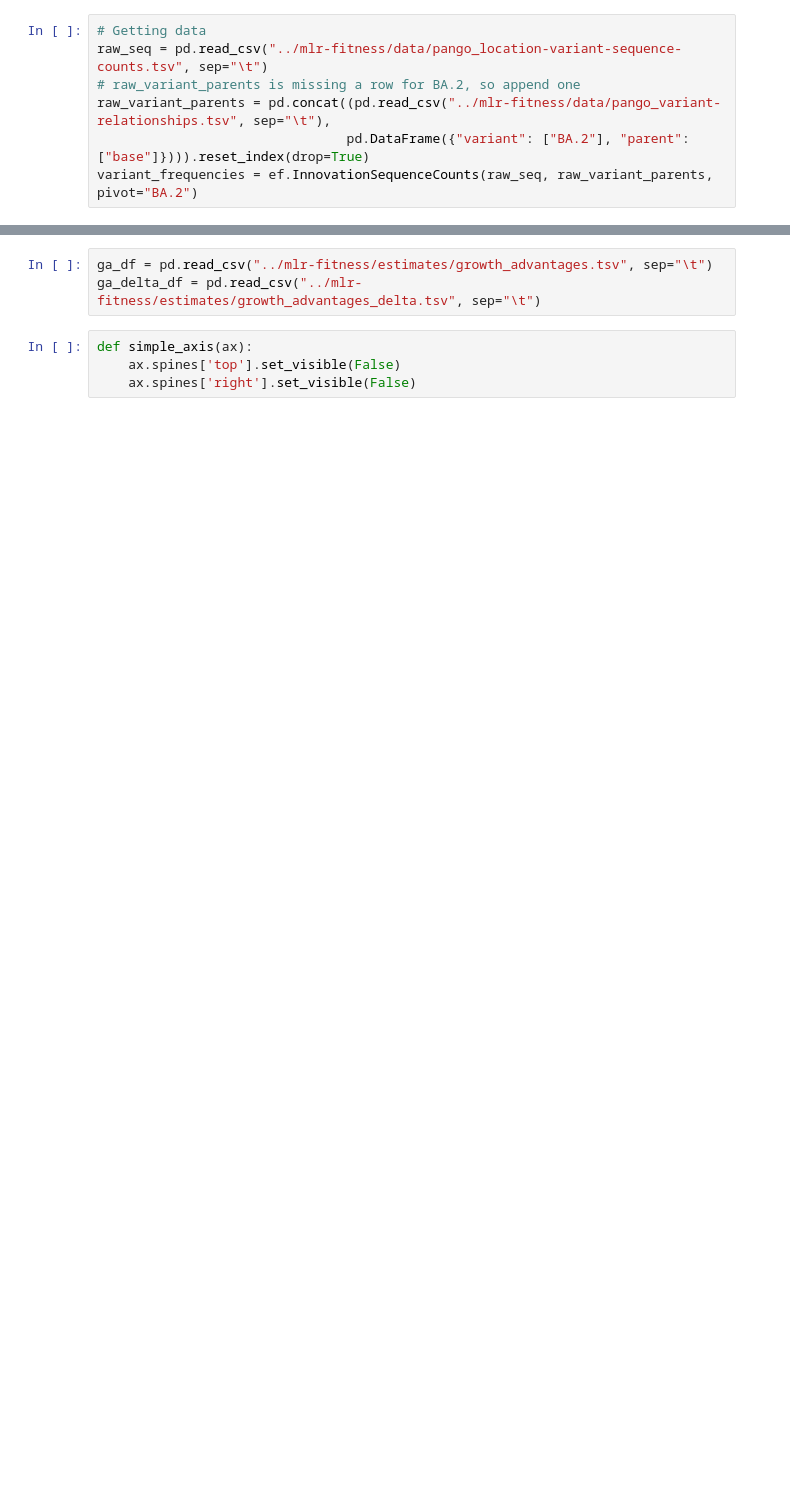
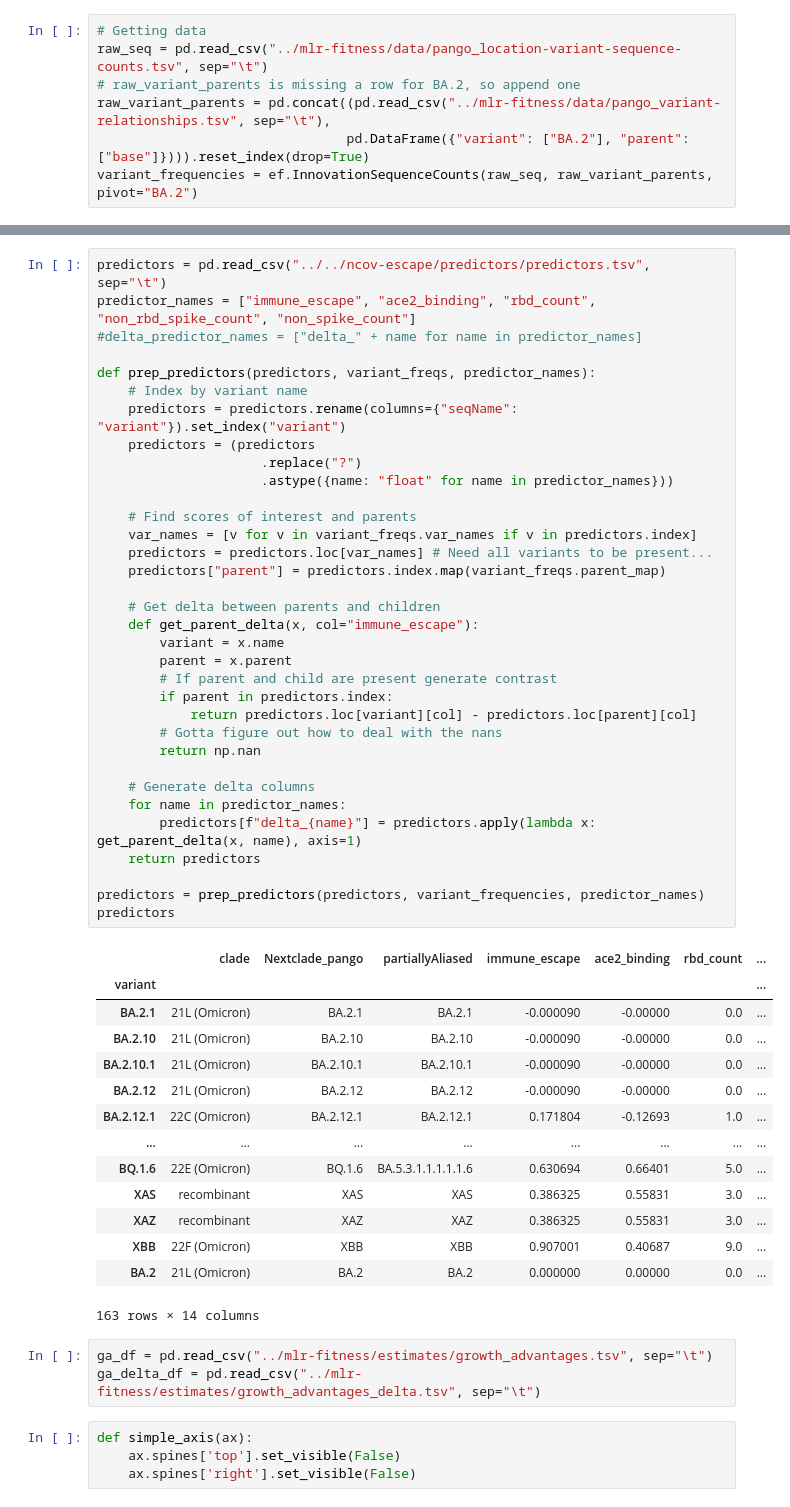
Before and after one commit to blab/ncov-escape, a Jupyter notebook: escape-mlr-comparison/figure-growth-advantage-escape-score-regression-analysis.ipynb, the cells around one changed output, grey strips where cells are left out. Drawn from its saved outputs; the diff is of its cells as text; blank space fills up the shorter version.

```diff
--- a/escape-mlr-comparison/figure-growth-advantage-escape-score-regression-analysis.ipynb
+++ b/escape-mlr-comparison/figure-growth-advantage-escape-score-regression-analysis.ipynb
@@ -61,3 +15,52 @@ escape_scores
+# %%
+predictors = pd.read_csv("../../ncov-escape/predictors/predictors.tsv", sep="\t")
+predictor_names = ["immune_escape", "ace2_binding", "rbd_count", "non_rbd_spike_count", "non_spike_count"]
+#delta_predictor_names = ["delta_" + name for name in predictor_names]
+
+def prep_predictors(predictors, variant_freqs, predictor_names):
+    # Index by variant name
+    predictors = predictors.rename(columns={"seqName": "variant"}).set_index("variant")
+    predictors = (predictors
+                     .replace("?")
+                     .astype({name: "float" for name in predictor_names}))
+
+    # Find scores of interest and parents
+    var_names = [v for v in variant_freqs.var_names if v in predictors.index]
+    predictors = predictors.loc[var_names] # Need all variants to be present...
+    predictors["parent"] = predictors.index.map(variant_freqs.parent_map)
+
+    # Get delta between parents and children
+    def get_parent_delta(x, col="immune_escape"):
+        variant = x.name
+        parent = x.parent
+        # If parent and child are present generate contrast
+        if parent in predictors.index:
+            return predictors.loc[variant][col] - predictors.loc[parent][col]
+        # Gotta figure out how to deal with the nans
+        return np.nan
+
+    # Generate delta columns
+    for name in predictor_names:
+        predictors[f"delta_{name}"] = predictors.apply(lambda x: get_parent_delta(x, name), axis=1)
+    return predictors
+
+predictors = prep_predictors(predictors, variant_frequencies, predictor_names)
+predictors
+# %% [output]
+|  | clade | Nextclade_pango | partiallyAliased | immune_escape | ace2_binding | rbd_count | ... |
+| variant |  |  |  |  |  |  | ... |
+| BA.2.1 | 21L (Omicron) | BA.2.1 | BA.2.1 | -0.000090 | -0.00000 | 0.0 | ... |
+| BA.2.10 | 21L (Omicron) | BA.2.10 | BA.2.10 | -0.000090 | -0.00000 | 0.0 | ... |
+| BA.2.10.1 | 21L (Omicron) | BA.2.10.1 | BA.2.10.1 | -0.000090 | -0.00000 | 0.0 | ... |
+| BA.2.12 | 21L (Omicron) | BA.2.12 | BA.2.12 | -0.000090 | -0.00000 | 0.0 | ... |
+| BA.2.12.1 | 22C (Omicron) | BA.2.12.1 | BA.2.12.1 | 0.171804 | -0.12693 | 1.0 | ... |
+| ... | ... | ... | ... | ... | ... | ... | ... |
+| BQ.1.6 | 22E (Omicron) | BQ.1.6 | BA.5.3.1.1.1.1.1.6 | 0.630694 | 0.66401 | 5.0 | ... |
+| XAS | recombinant | XAS | XAS | 0.386325 | 0.55831 | 3.0 | ... |
+| XAZ | recombinant | XAZ | XAZ | 0.386325 | 0.55831 | 3.0 | ... |
+| XBB | 22F (Omicron) | XBB | XBB | 0.907001 | 0.40687 | 9.0 | ... |
+| BA.2 | 21L (Omicron) | BA.2 | BA.2 | 0.000000 | 0.00000 | 0.0 | ... |
+163 rows × 14 columns
 # %%
 ga_df = pd.read_csv("../mlr-fitness/estimates/growth_advantages.tsv", sep="\t")
 ga_delta_df = pd.read_csv("../mlr-fitness/estimates/growth_advantages_delta.tsv", sep="\t")
```
Also changed, not shown: parts of 16 cells of this notebook, 5 other files.
